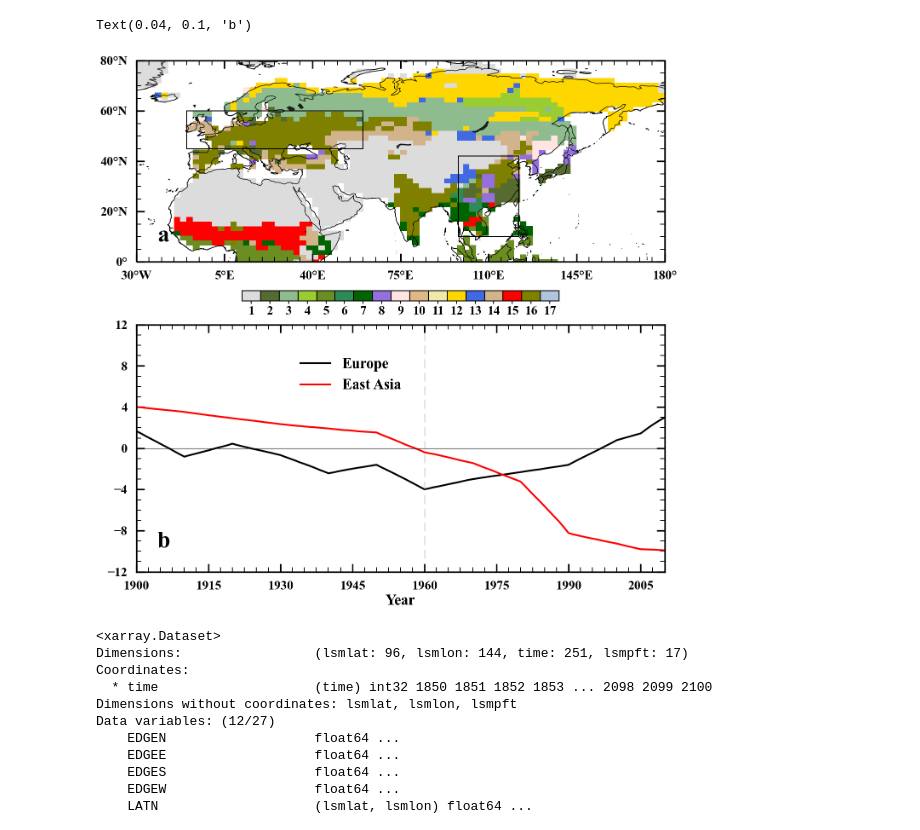
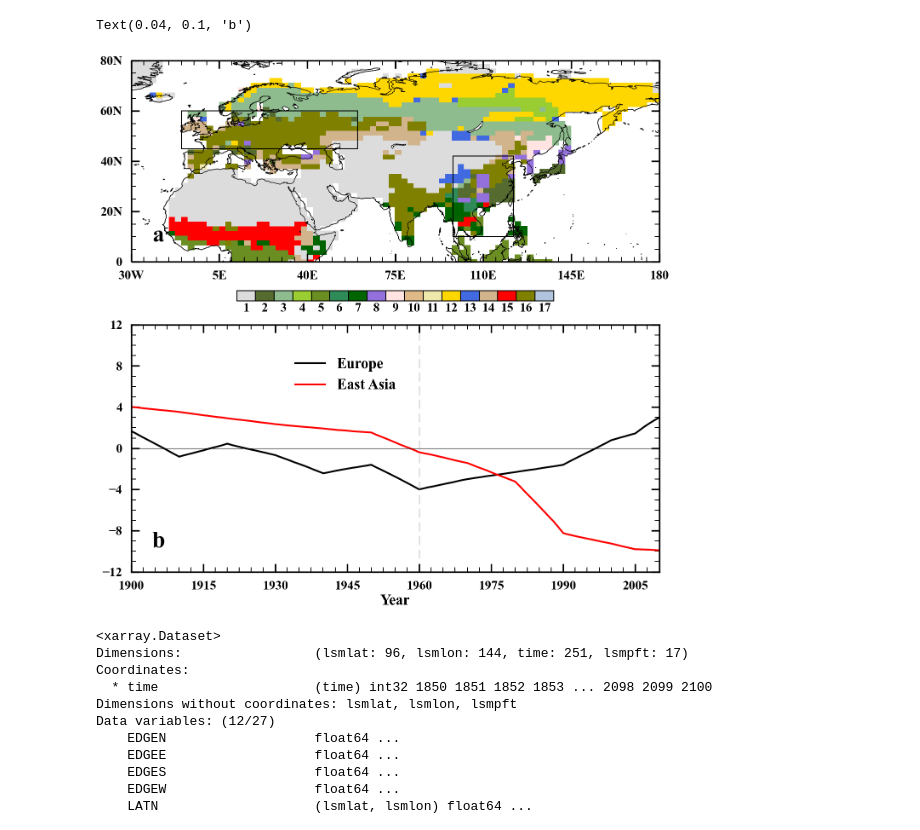
Before and after one commit to wuewaa/colorbar, a Jupyter notebook: fig1_pft_v2.ipynb, the cells around one changed output. Cells and saved outputs as stored; diff of their text form; code cells hidden in the pictures.

```diff
--- a/fig1_pft_v2.ipynb
+++ b/fig1_pft_v2.ipynb
@@ -162,16 +165,16 @@ tick_locs = np.arange(1, 18, 1)
 cbar.set_ticks(tick_locs)
 # tick_labels = ['','','','','','','','','','','','','','','','','','']
 # cbar.set_ticklabels(tick_labels)
-cbar.ax.tick_params(color='black', width=1.5, direction='out', length=5, labelsize='large')
+cbar.ax.tick_params(color='black', width=1.5, direction='out', length=0, labelsize='large')
 cbar.dividers.set_linewidth(1.5)
 cbar.outline.set_linewidth(1.5)
-ax.add_feature(cfeat.COASTLINE)
-ax.add_feature(cfeat.LAKES, color='black', alpha=0.8)
+ax.add_feature(cfeat.COASTLINE.with_scale('50m'), linewidth=1)
+ax.add_feature(cfeat.LAKES.with_scale('110m'),edgecolor='k',facecolor='white',linewidth=1)
 ax.add_feature(cfeat.OCEAN.with_scale('50m'), lw=1, facecolor='white', edgecolor='black')
 ax.set_xticks([-30, 5, 40, 75, 110, 145, 180], crs=ccrs.PlateCarree())
 ax.set_yticks([0, 20, 40, 60, 80], crs=ccrs.PlateCarree())
-lon_formatter = LongitudeFormatter(zero_direction_label=False)
-lat_formatter = LatitudeFormatter()
+lon_formatter = LongitudeFormatter(number_format='.0f',degree_symbol='', zero_direction_label=False)
+lat_formatter = LatitudeFormatter(number_format='.0f',degree_symbol='')
 ax.xaxis.set_major_formatter(lon_formatter)
 ax.yaxis.set_major_formatter(lat_formatter)
 ax.tick_params(axis="both", which='major', width=2.5, length=14, direction='in', right=True, top=True, pad=15)
@@ -194,34 +197,34 @@ plt.text(0.04, 0.1, f'a', fontsize=40, transform=ax.transAxes)
 
 
 yr = np.arange(1900, 2011, 1)
 xmin, xmax = 1900., 2010.
 ymin, ymax = -12., 12.
 ax2 = fig.add_subplot(gs[21:, 0])
 ax2.plot(yr, pft_forest_eu_sum[30:], label='Europe', color='black', linewidth=3)
 ax2.plot(yr, pft_forest_ea_sum[30:], label='East Asia', color='red', linewidth=3)
 ax2.axhline(0, linewidth=0.8, color='black')
 ax2.axvline(1960, linewidth=1, color='grey', linestyle=(0,(15,8)))
 ax2.set_xlim(xmin, xmax)
 ax2.set_ylim(ymin, ymax)
 ax2.set_xticks(np.arange(1900, 2011, 15))
 ax2.set_yticks(np.arange(-12, 13, 4))
 ax2.set_xlabel('Year', fontsize=25, weight='bold')
 ax2.legend(loc=(0.3, 0.7), frameon=False, fontsize=25)
 ax2.tick_params(axis="both", which='major', width=2.5, length=14, direction='in', right=True, top=True, pad=15)
 ax2.tick_params(axis="both", which='minor', width=1.4, length=8, direction='in', right=True, top=True)
 ax2.tick_params(tick2On=True, label2On=False)
 ax2.spines['top'].set_linewidth(2.5)
 ax2.spines['right'].set_linewidth(2.5)
 ax2.spines['bottom'].set_linewidth(2.5)
 ax2.spines['left'].set_linewidth(2.5)
 ax2.xaxis.set_minor_locator(MultipleLocator(2.5))
 ax2.yaxis.set_minor_locator(MultipleLocator(1))
 ax2.tick_params(axis='both', labelsize='large')
 plt.text(0.04, 0.1, f'b', fontsize=40, transform=ax2.transAxes)
 # plt.savefig(f'F:\\hwchen\\pft_practice\\picture\\fig1-pft-v2.png', bbox_inches='tight')
 # %% [output]
 Text(0.04, 0.1, 'b')
-[figure, old version]
+[figure, new version]
 # %%
 ds = xr.open_dataset('D:\graduate\LUCC_exp\practice\surfdata.pftdyn_1.9x2.5_rcp4.5_simyr1850-2100_c110125.nc')
 ds
```
Also changed, not shown: parts of 1 cell of this notebook.
